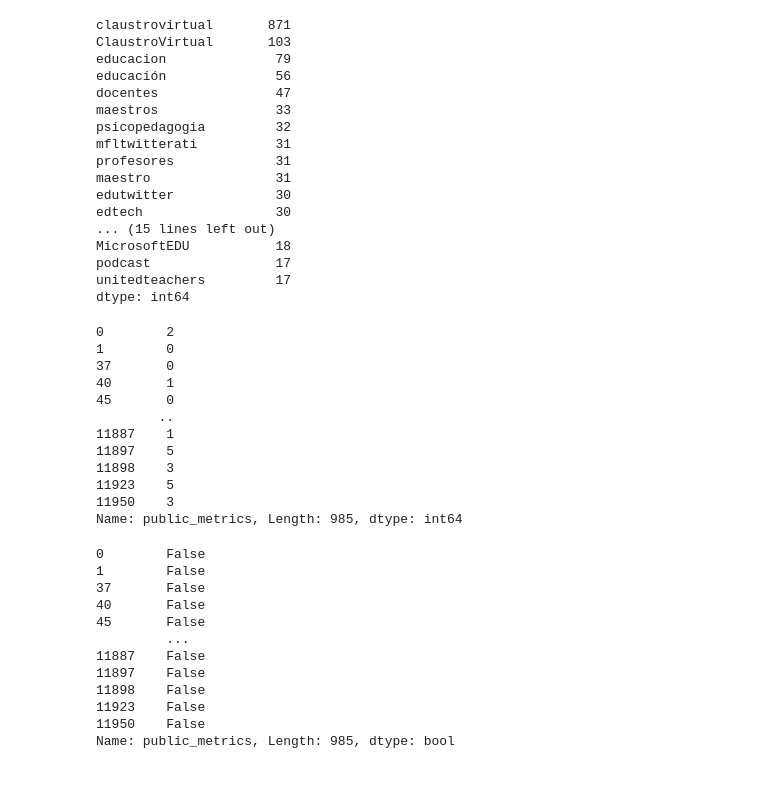
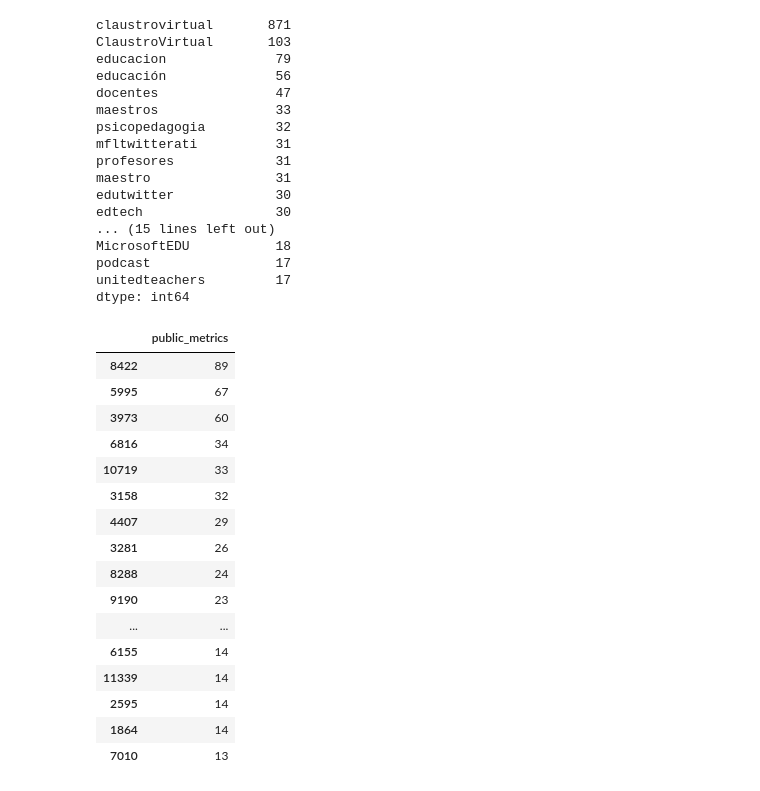
Before and after one commit to sitol/edu_, a Jupyter notebook: claustrovirtual_data_analysis.ipynb, the cells around one changed output. Saved outputs shown, nothing was run; the diff lists cells and outputs as text; code cells hidden in the pictures.

Commit message:
most retweeted tweets added

```diff
--- a/claustrovirtual_data_analysis.ipynb
+++ b/claustrovirtual_data_analysis.ipynb
@@ -98,37 +98,29 @@ unitedteachers         17
 dtype: int64
 # %%
 #More retweeted tweets
-rcount= df_all_no_duplicates["public_metrics"].apply(lambda x: x.get('retweet_count', None))
-rcount
+#TO-DO: How to add the text & username for each of the tweets displayed?
+ptweets = df_all_no_duplicates['public_metrics'].apply(lambda x: x.get('retweet_count', None))
+ptweets= pd.DataFrame(ptweets)
+ptweets_ordered = ptweets.sort_values(by="public_metrics", ascending=False)
+ptweets_ordered.head(30)
 # %% [output]
-0        2
-1        0
-37       0
-40       1
-45       0
-        ..
-11887    1
-11897    5
-11898    3
-11923    5
-11950    3
-Name: public_metrics, Length: 985, dtype: int64
+|  | public_metrics |
+| 8422 | 89 |
+| 5995 | 67 |
+| 3973 | 60 |
+| 6816 | 34 |
+| 10719 | 33 |
+| 3158 | 32 |
+| 4407 | 29 |
+| 3281 | 26 |
+| 8288 | 24 |
+| 9190 | 23 |
+| ... | ... |
+| 6155 | 14 |
+| 11339 | 14 |
+| 2595 | 14 |
+| 1864 | 14 |
+| 7010 | 13 |
-# %%
-ptweets = df_all_no_duplicates["public_metrics"].apply(lambda x: x.get('retweet_count', None) > 5)
-ptweets
-# %% [output]
-0        False
-1        False
-37       False
-40       False
-45       False
-         ...
-11887    False
-11897    False
-11898    False
-11923    False
-11950    False
-Name: public_metrics, Length: 985, dtype: bool
 # %%
 #Data export
 df_all.to_csv("table_2205.csv", encoding="utf-8")
```
